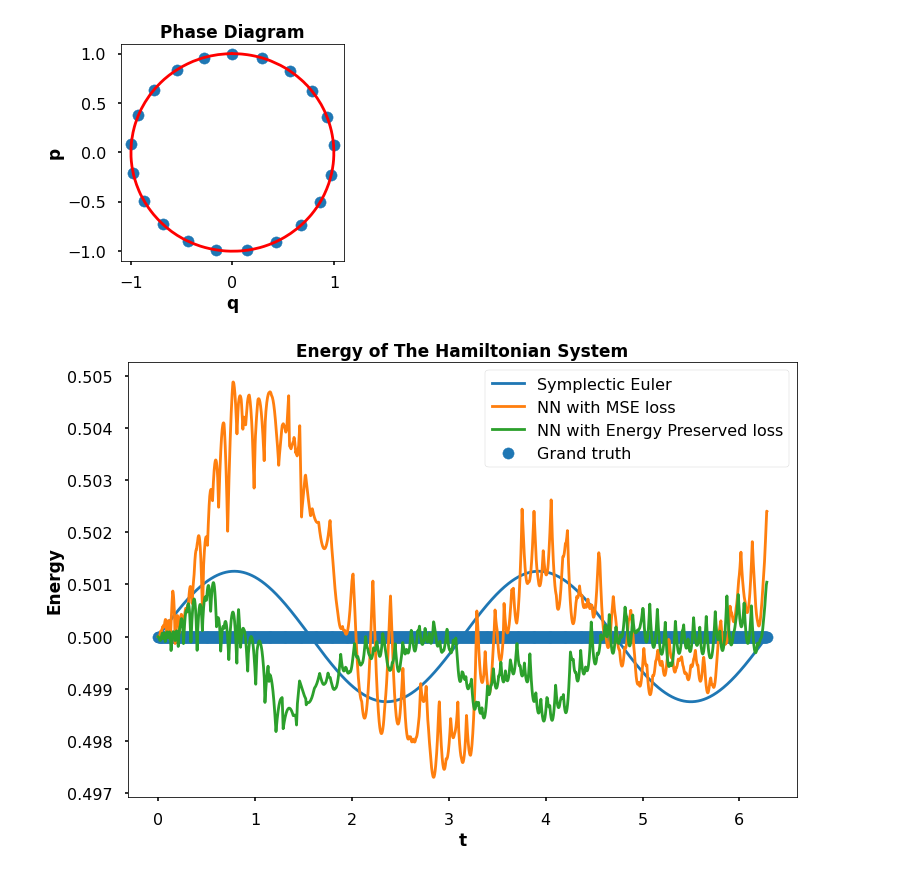
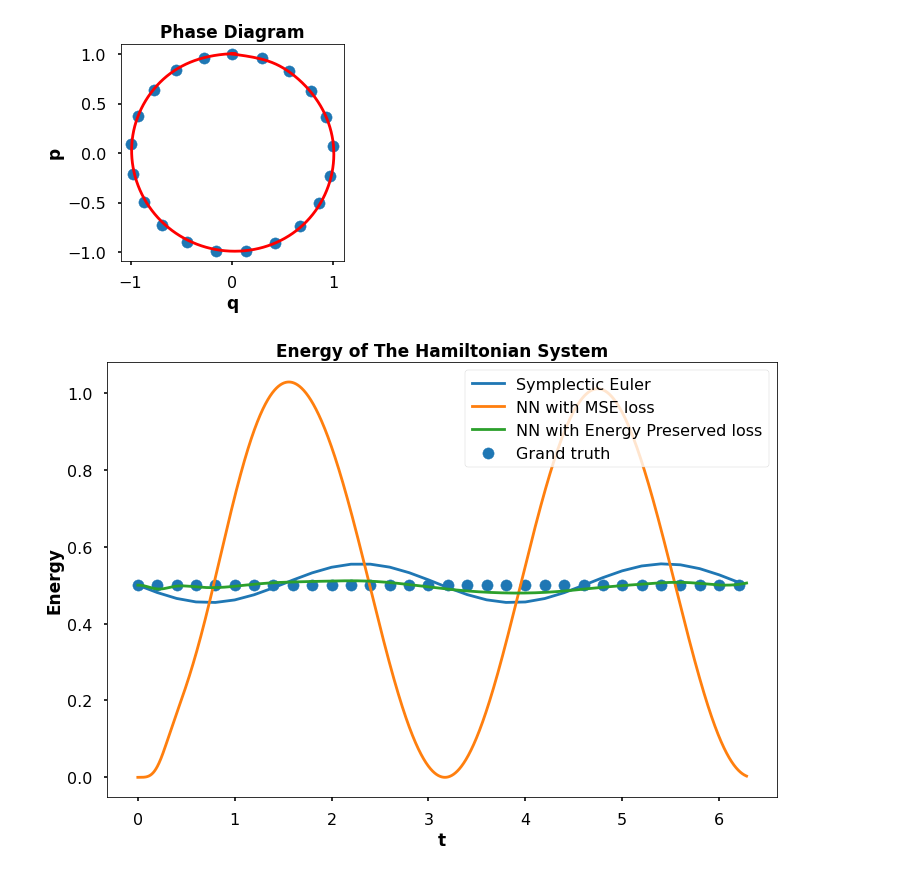
Before and after one commit to tayfununal/hamiltonian_ex, a Jupyter notebook: symplectic_euler_ipynb_adlı_not_defterinin_kopyası.ipynb, the cells around one changed output. Cells and saved outputs as stored; diff of their text form; code cells hidden in the pictures.

```diff
--- a/symplectic_euler_ipynb_adlı_not_defterinin_kopyası.ipynb
+++ b/symplectic_euler_ipynb_adlı_not_defterinin_kopyası.ipynb
@@ -163,5 +142,5 @@ opt = tf.keras.optimizers.Adam(learning_rate=0.001)
 
 model.compile(optimizer=opt, loss="mse")
 
-model.fit(x=input_t, y=target, epochs=500, batch_size=16)
+model.fit(x=input_t, y=target, epochs=5000, batch_size=32)
 # %% [output]
@@ -205,8 +184,8 @@ plt.show()
 # Energy loss function
 def custom_loss(y_true, y_pred):
 
-  return tf.keras.losses.MSE(y_true, y_pred) + 20 * tf.keras.losses.MSE(0.5, H(y_pred))
+  return tf.keras.losses.MSE(y_true, y_pred) + 2 * tf.keras.losses.MSE(0.5, H(y_pred[None,:,0], y_pred[None, :,1]))
 # %%
-energy_model = NN(input= 1,output=2, hidden_layer=5, neuron=128, activation="relu", energy_loss=custom_loss)
+energy_model = NN(input= 1,output=2, hidden_layer=10, neuron=32, activation="tanh", energy_loss=custom_loss)
 energy_model.summary()
 # %% [output]
@@ -266,8 +209,8 @@ ________________________________________________________________________________
 # %%
 opt_energy = tf.keras.optimizers.Adam(learning_rate=0.001)
 
-model_energy.compile(optimizer=opt_energy, loss=custom_loss)
+energy_model.compile(optimizer=opt_energy, loss=custom_loss)
 
-model_energy.fit(x=input_t, y=target, epochs=4000, batch_size=64)
+energy_model.fit(x=input_t, y=target, epochs=5000, batch_size=32)
 # %% [output]
 Görüntülenen çıkış son 5000 satıra kısaltıldı.
@@ -309,18 +252,18 @@ plt.show()
 # %%
 plt.figure(figsize=(12,8))
 
 plt.scatter(t, [0.5 for i in range(t.shape[0])], label="Grand truth")
-plt.plot(t , H(z), label="Symplectic Euler")
-plt.plot(test_t, H(model(test_t)), label="NN with MSE loss")
-plt.plot(test_t, H(model_energy(test_t)), label="NN with Energy Preserved loss")
+plt.plot(t , H(z[:,0], z[:,1]), label="Symplectic Euler")
+plt.plot(test_t, H(model(test_t)[:,0], model(test_t)[:,0]), label="NN with MSE loss")
+plt.plot(test_t, H(energy_model(test_t)[:,0], energy_model(test_t)[:,1]), label="NN with Energy Preserved loss")
 
 plt.title("Energy of The Hamiltonian System", fontsize=17, fontweight="bold", fontname="Times New Roman")
 plt.xlabel("t", fontsize=17, fontweight="bold", fontname="Times New Roman")
 plt.ylabel("Energy", fontsize=17, fontweight="bold", fontname="Times New Roman")
 plt.legend(loc="upper right")
 plt.show()
 # %% [output]
-[figure, old version]
+[figure, new version]
 # %%
 grand_truth = np.concatenate((np.sin(t).reshape(-1,1), (np.cos(t).reshape(-1,1))), axis=1)
 # %%
```
Also changed, not shown: parts of 16 cells of this notebook.
